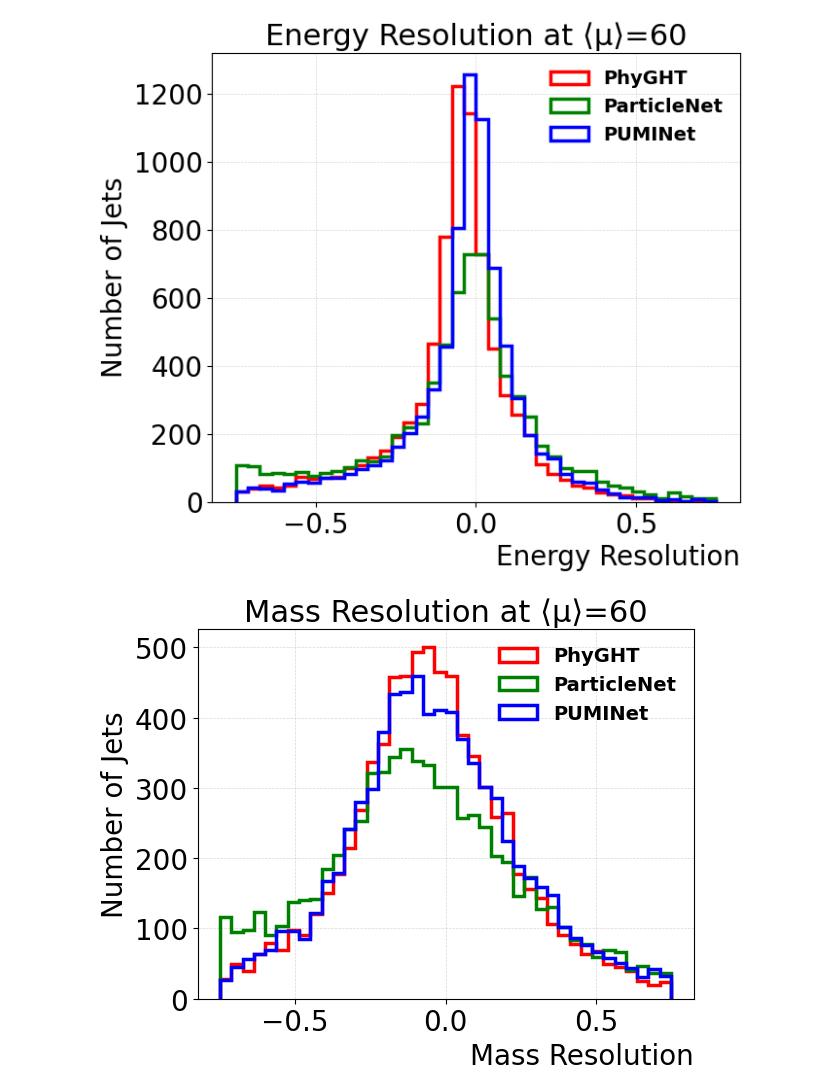
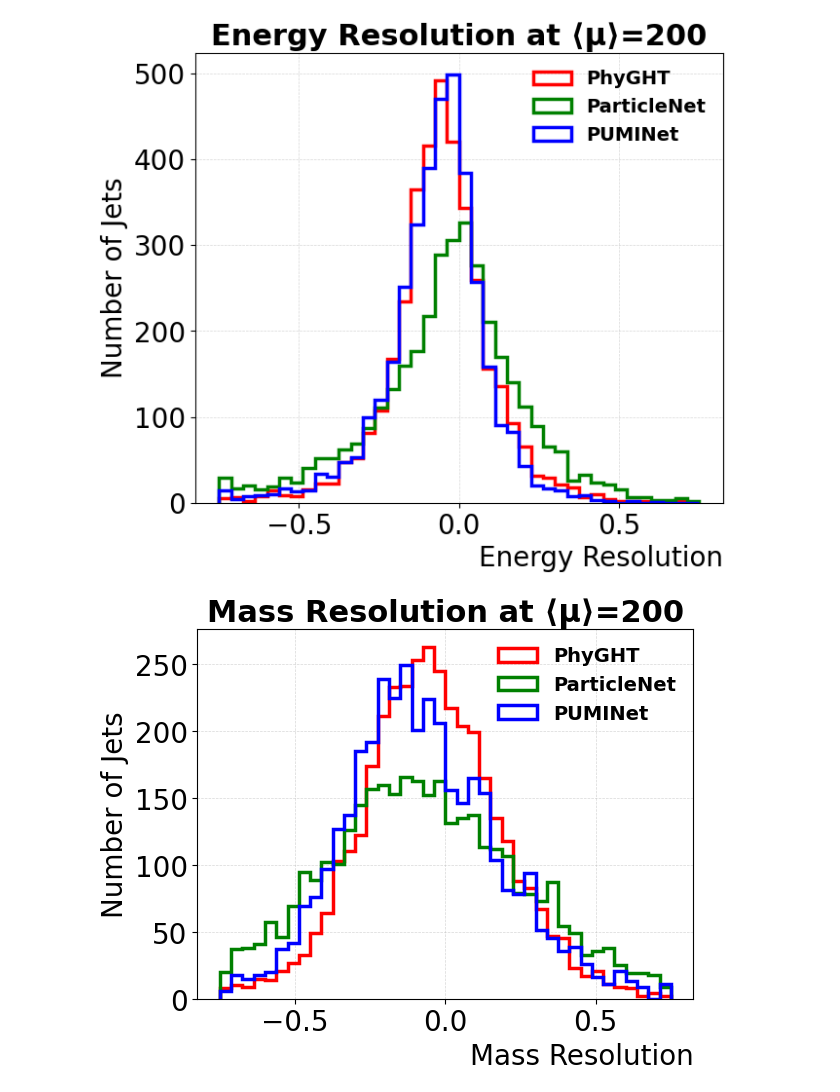
Before and after one commit to LukeV37/KDD_Plots, a Jupyter notebook: Resolution_Plots.ipynb, the cells around one changed output. Saved outputs shown, nothing was run; the diff lists cells and outputs as text; code cells hidden in the pictures.

Commit message:
finalize plots

```diff
--- a/Resolution_Plots.ipynb
+++ b/Resolution_Plots.ipynb
@@ -54,6 +5,6 @@ plt.rcParams.update({
 # %%
 model_list = ["PhyGHT", "ParticleNet", "PUMINet"]
-mu=60
+mu=200
 # %%
 def get_filename_from_model(model):
     return "data/"+model+"_mu"+str(mu)+"_10k_events_test_results.pkl"
@@ -109,27 +93,27 @@ Results for  PUMINet
 # %%
 color_list = ['r','g','b']
 
 plt.figure(figsize=(7, 6))
-plt.title("Energy Resolution at \u27E8\u03BC\u27E9="+str(mu))
+plt.title("Energy Resolution at \u27E8\u03BC\u27E9="+str(mu), weight='bold')
 for i, model in enumerate(results):
     plt.hist(ak.ravel(results[model][0]), histtype='step', label=model, color=color_list[i], bins=40, range=(-0.75,0.75), linewidth=2.5)
 plt.xlabel('Energy Resolution',loc='right')
 plt.ylabel('Number of Jets')
 plt.legend(frameon=False, loc='upper right', prop={'weight': 'bold'})
 plt.grid(True, which='both', linestyle='--', linewidth=0.5, alpha=0.5)
 plt.savefig("Energy_Resolution_mu"+str(mu)+".png")
 plt.show()
 
-plt.title("Mass Resolution at \u27E8\u03BC\u27E9="+str(mu))
+plt.title("Mass Resolution at \u27E8\u03BC\u27E9="+str(mu), weight='bold')
 for i, model in enumerate(results):
     plt.hist(ak.ravel(results[model][1]), histtype='step', label=model, color=color_list[i], bins=40, range=(-0.75,0.75), linewidth=2.5)
 plt.legend()
 plt.xlabel('Mass Resolution',loc='right')
 plt.ylabel('Number of Jets')
 plt.legend(frameon=False, loc='upper right', prop={'weight': 'bold'})
 plt.grid(True, which='both', linestyle='--', linewidth=0.5, alpha=0.5)
 plt.savefig("Mass_Resolution_mu"+str(mu)+".png")
 plt.show()
 # %% [output]
-[figure, old version]
+[figure, new version]
-[figure, old version]
+[figure, new version]
```
Also changed, not shown: parts of 4 cells of this notebook.
